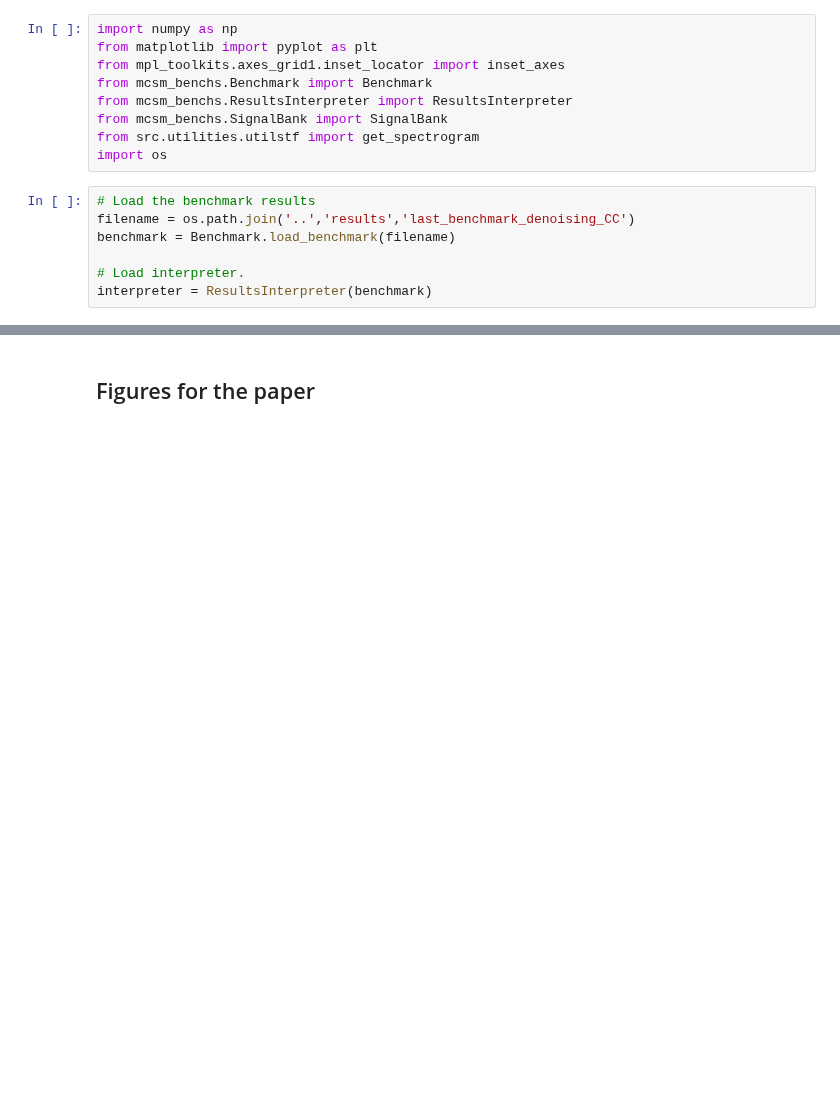
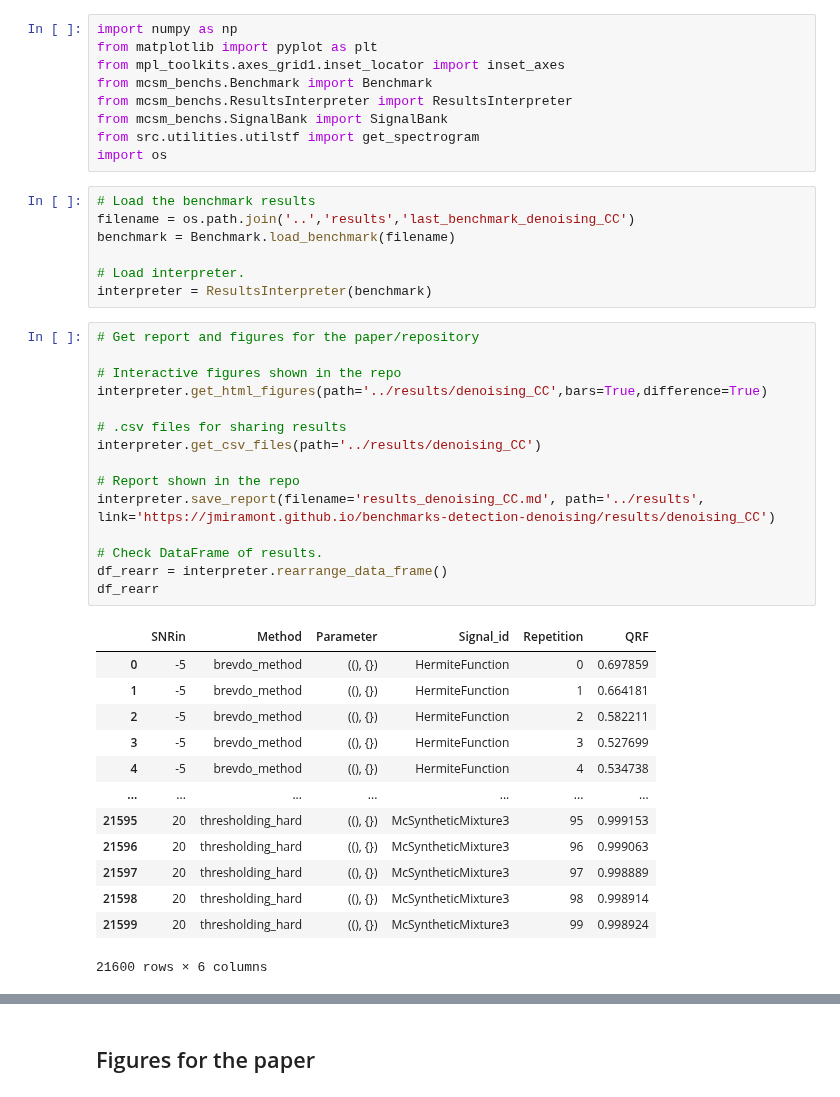
Before and after one commit to jmiramont/benchmarks-detection-denoising, a Jupyter notebook: notebooks/results_denoising_benchmark_CC.ipynb, the cells around one changed output, grey strips where cells are left out. Drawn from its saved outputs; the diff is of its cells as text; blank space fills up the shorter version.

```diff
--- a/notebooks/results_denoising_benchmark_CC.ipynb
+++ b/notebooks/results_denoising_benchmark_CC.ipynb
@@ -19,6 +19,35 @@ benchmark = Benchmark.load_benchmark(filename)
 
 # Load interpreter.
 interpreter = ResultsInterpreter(benchmark)
+# %%
+# Get report and figures for the paper/repository
+
+# Interactive figures shown in the repo
+interpreter.get_html_figures(path='../results/denoising_CC',bars=True,difference=True)
+
+# .csv files for sharing results
+interpreter.get_csv_files(path='../results/denoising_CC')
+
+# Report shown in the repo
+interpreter.save_report(filename='results_denoising_CC.md', path='../results', link='https://jmiramont.github.io/benchmarks-detection-denoising/results/denoising_CC')
+
+# Check DataFrame of results.
+df_rearr = interpreter.rearrange_data_frame()
+df_rearr
+# %% [output]
+|  | SNRin | Method | Parameter | Signal_id | Repetition | QRF |
+| 0 | -5 | brevdo_method | ((), {}) | HermiteFunction | 0 | 0.697859 |
+| 1 | -5 | brevdo_method | ((), {}) | HermiteFunction | 1 | 0.664181 |
+| 2 | -5 | brevdo_method | ((), {}) | HermiteFunction | 2 | 0.582211 |
+| 3 | -5 | brevdo_method | ((), {}) | HermiteFunction | 3 | 0.527699 |
+| 4 | -5 | brevdo_method | ((), {}) | HermiteFunction | 4 | 0.534738 |
+| ... | ... | ... | ... | ... | ... | ... |
+| 21595 | 20 | thresholding_hard | ((), {}) | McSyntheticMixture3 | 95 | 0.999153 |
+| 21596 | 20 | thresholding_hard | ((), {}) | McSyntheticMixture3 | 96 | 0.999063 |
+| 21597 | 20 | thresholding_hard | ((), {}) | McSyntheticMixture3 | 97 | 0.998889 |
+| 21598 | 20 | thresholding_hard | ((), {}) | McSyntheticMixture3 | 98 | 0.998914 |
+| 21599 | 20 | thresholding_hard | ((), {}) | McSyntheticMixture3 | 99 | 0.998924 |
+21600 rows × 6 columns
 # %%
 # Check DataFrame of results.
 df_rearr = interpreter.rearrange_data_frame()
```
Also changed, not shown: parts of 2 cells of this notebook, 27 other files.
